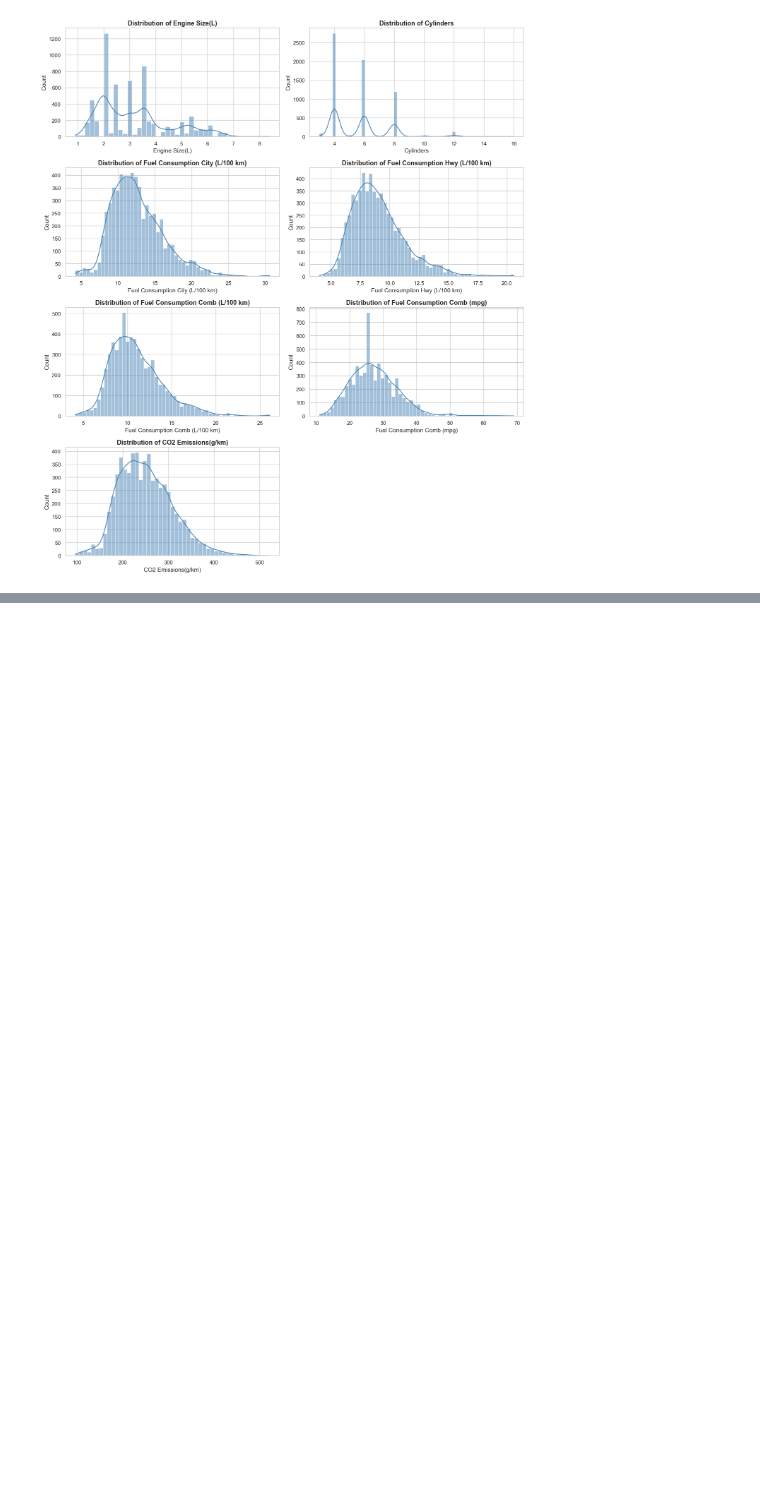
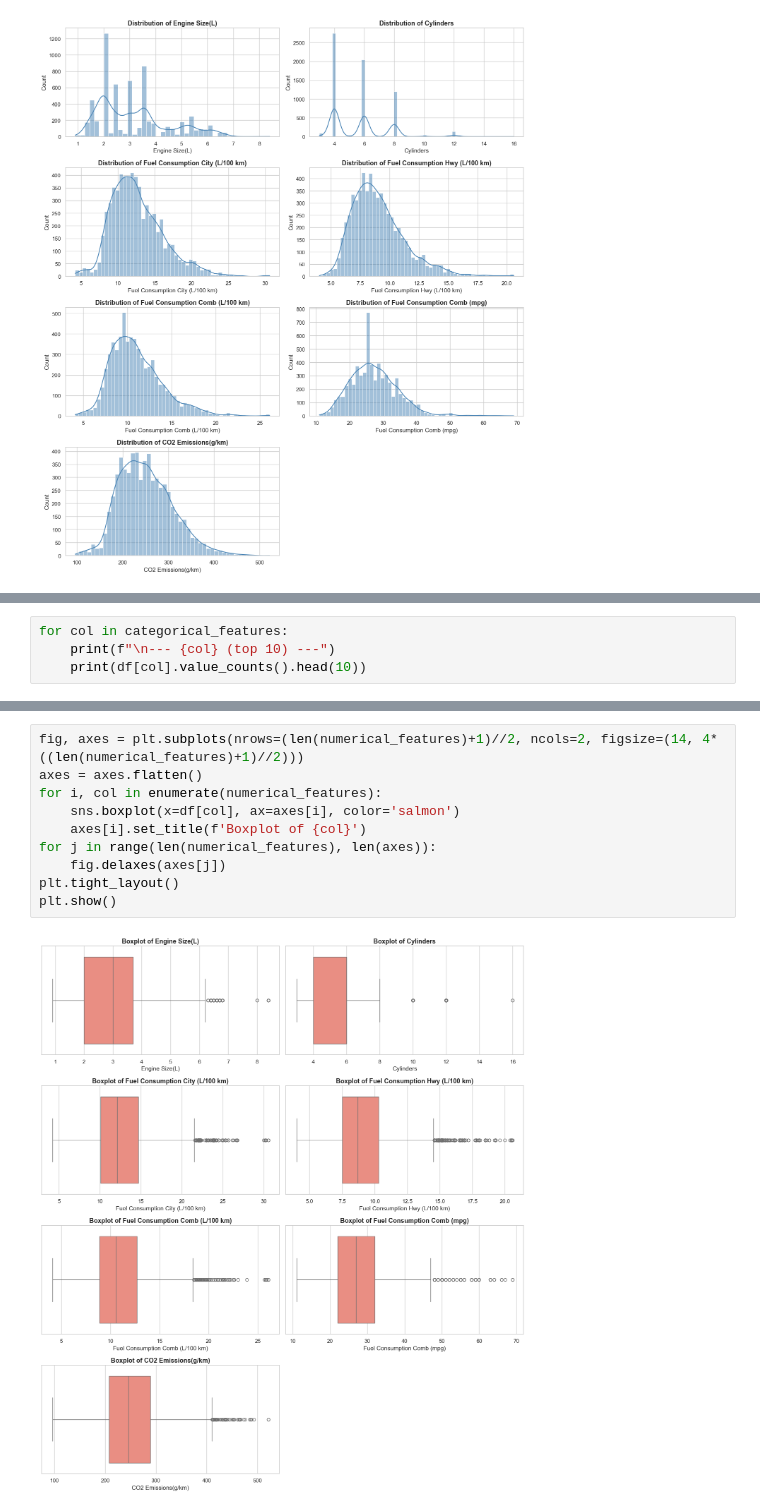
Before and after one commit to pulastaya-data/ML-Algorithms, a Jupyter notebook: Notebooks/2. Multiple_Linear_Regression.ipynb, the cells around one changed output, grey strips where cells are left out. Cells and saved outputs as stored; diff of their text form; blank space fills up the shorter version.

```diff
--- a/Notebooks/2. Multiple_Linear_Regression.ipynb
+++ b/Notebooks/2. Multiple_Linear_Regression.ipynb
@@ -216,0 +230,4 @@ plt.show()
+# %%
+for col in categorical_features:
+    print(f"\n--- {col} (top 10) ---")
+    print(df[col].value_counts().head(10))
@@ -216,0 +300,12 @@ plt.show()
+# %%
+fig, axes = plt.subplots(nrows=(len(numerical_features)+1)//2, ncols=2, figsize=(14, 4*((len(numerical_features)+1)//2)))
+axes = axes.flatten()
+for i, col in enumerate(numerical_features):
+    sns.boxplot(x=df[col], ax=axes[i], color='salmon')
+    axes[i].set_title(f'Boxplot of {col}')
+for j in range(len(numerical_features), len(axes)):
+    fig.delaxes(axes[j])
+plt.tight_layout()
+plt.show()
+# %% [output]
+[figure, added]
```
Also changed, not shown: parts of 20 cells of this notebook, 2 other files.
